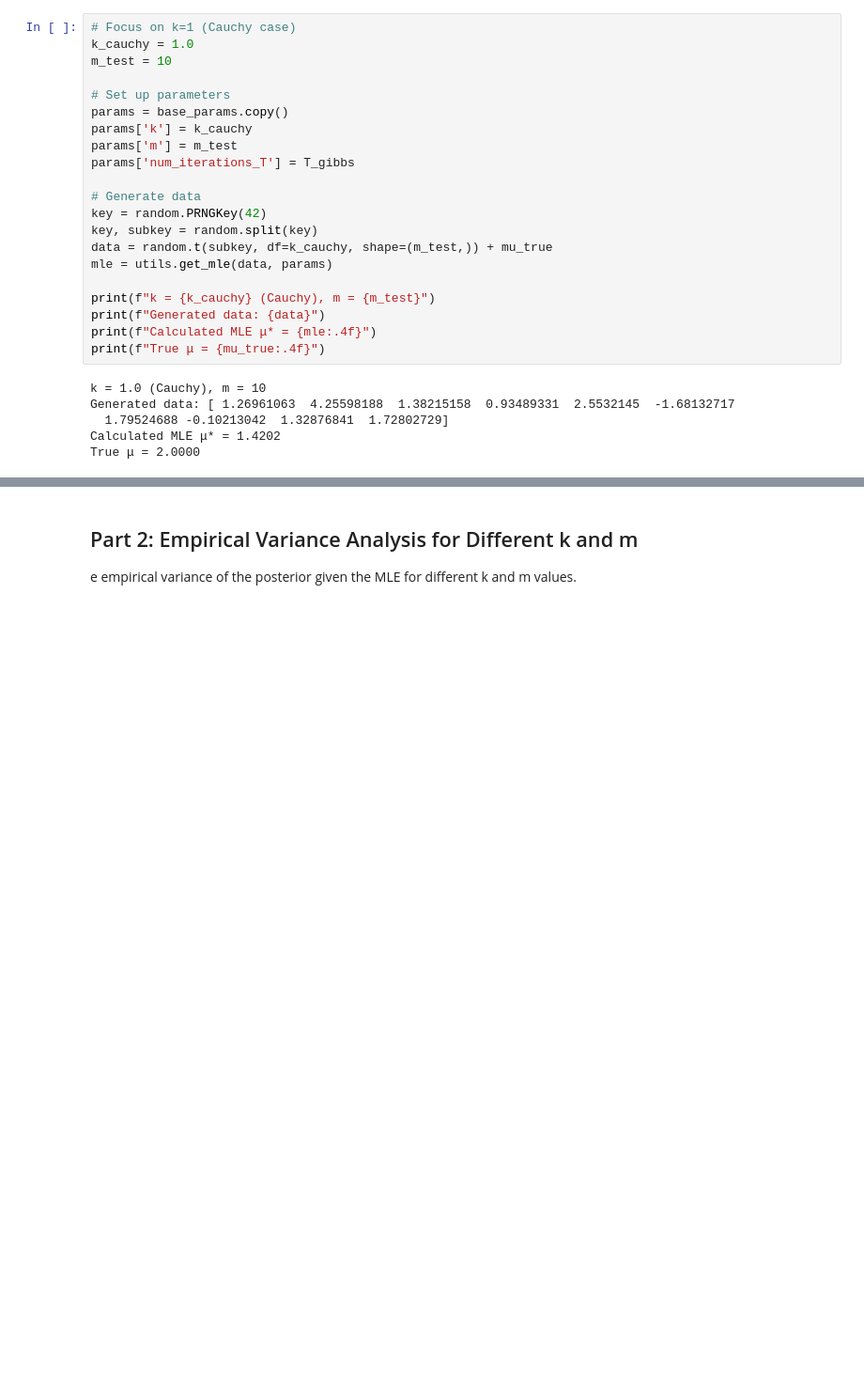
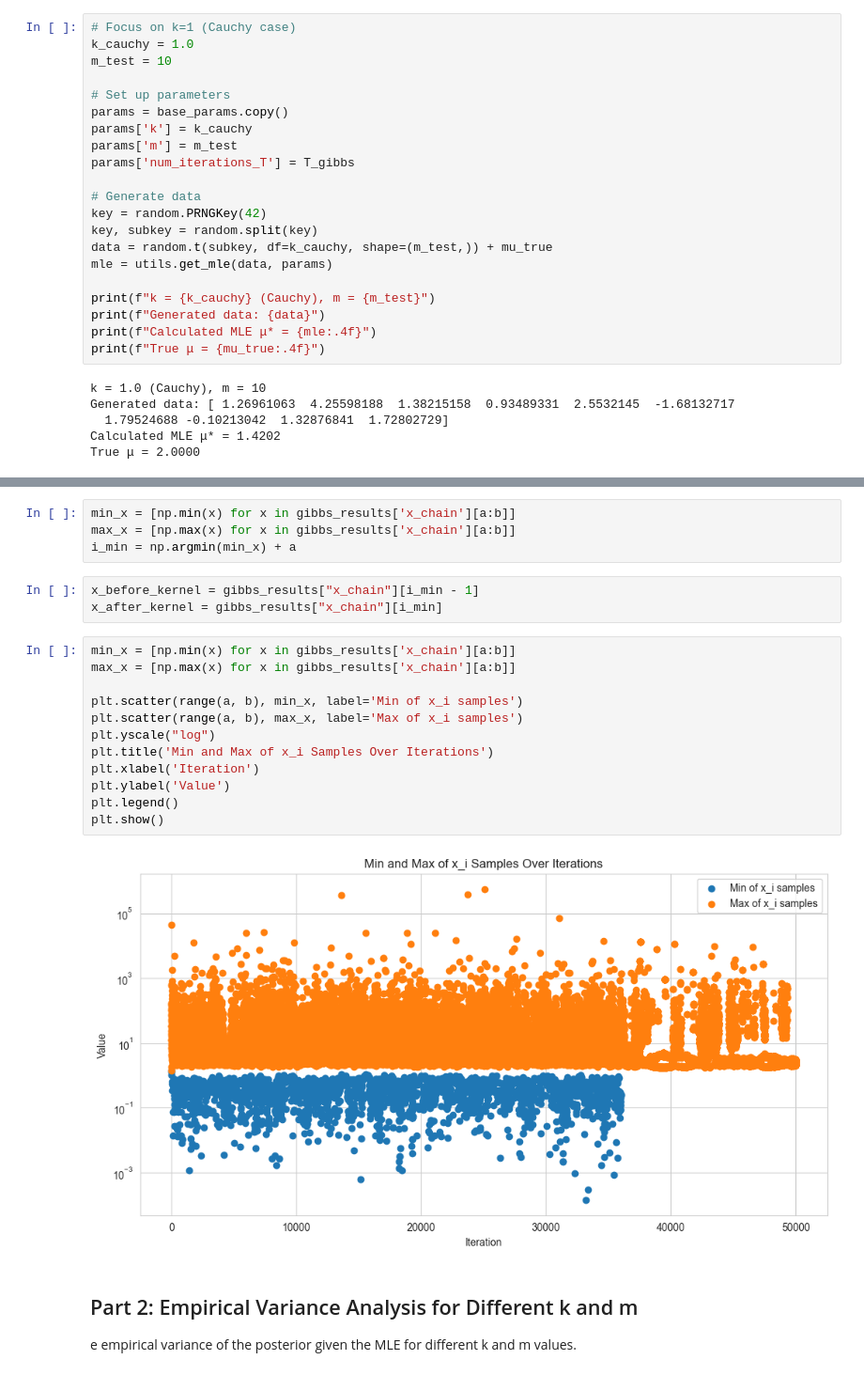
Before and after one commit to shlokmishra/student_t_mle, a Jupyter notebook: testing/shlok.ipynb, the cells around one changed output, grey strips where cells are left out. Shown at 94% size. Cells and saved outputs as stored; diff of their text form; blank space fills up the shorter version.

```diff
--- a/testing/shlok.ipynb
+++ b/testing/shlok.ipynb
@@ -199,4 +200,25 @@ print(f"\nGibbs Sampler Statistics (post-burnin):")
 Gibbs Sampler Statistics (post-burnin):
+# %%
+min_x = [np.min(x) for x in gibbs_results['x_chain'][a:b]]
+max_x = [np.max(x) for x in gibbs_results['x_chain'][a:b]]
+i_min = np.argmin(min_x) + a
+# %%
+x_before_kernel = gibbs_results["x_chain"][i_min - 1]
+x_after_kernel = gibbs_results["x_chain"][i_min]
+# %%
+min_x = [np.min(x) for x in gibbs_results['x_chain'][a:b]]
+max_x = [np.max(x) for x in gibbs_results['x_chain'][a:b]]
+
+plt.scatter(range(a, b), min_x, label='Min of x_i samples')
+plt.scatter(range(a, b), max_x, label='Max of x_i samples')
+plt.yscale("log")
+plt.title('Min and Max of x_i Samples Over Iterations')
+plt.xlabel('Iteration')
+plt.ylabel('Value')
+plt.legend()
+plt.show()
+# %% [output]
+[figure, added]
 # %% [markdown]
 ## Part 2: Empirical Variance Analysis for Different k and m
 
```
Also changed, not shown: parts of 6 cells of this notebook, 1 other file.
